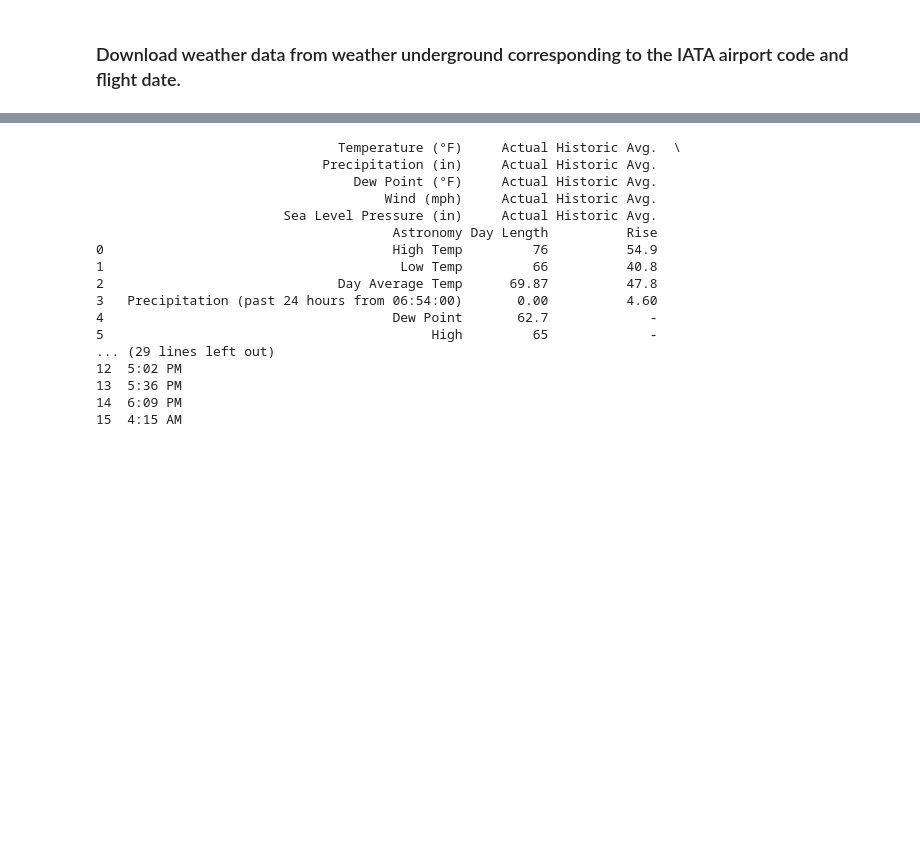
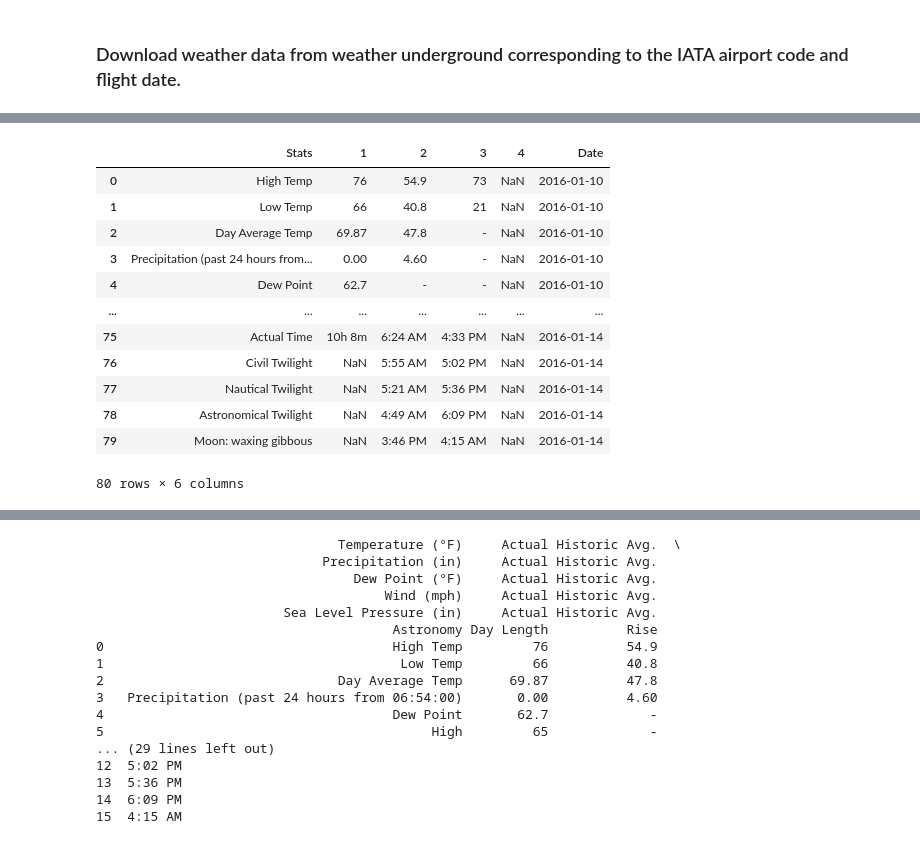
Before and after one commit to Oryder-green/FDS-project, a Jupyter notebook: Data Cleaning.ipynb, the cells around one changed output, grey strips where cells are left out. Saved outputs shown, nothing was run; the diff lists cells and outputs as text; code cells hidden in the pictures; blank space fills up the shorter version.

```diff
--- a/Data Cleaning.ipynb
+++ b/Data Cleaning.ipynb
@@ -182,0 +289,17 @@ airports
+# %%
+#after concatenate
+x.reset_index(drop=True)
+# %% [output]
+|  | Stats | 1 | 2 | 3 | 4 | Date |
+| 0 | High Temp | 76 | 54.9 | 73 | NaN | 2016-01-10 |
+| 1 | Low Temp | 66 | 40.8 | 21 | NaN | 2016-01-10 |
+| 2 | Day Average Temp | 69.87 | 47.8 | - | NaN | 2016-01-10 |
+| 3 | Precipitation (past 24 hours from... | 0.00 | 4.60 | - | NaN | 2016-01-10 |
+| 4 | Dew Point | 62.7 | - | - | NaN | 2016-01-10 |
+| ... | ... | ... | ... | ... | ... | ... |
+| 75 | Actual Time | 10h 8m | 6:24 AM | 4:33 PM | NaN | 2016-01-14 |
+| 76 | Civil Twilight | NaN | 5:55 AM | 5:02 PM | NaN | 2016-01-14 |
+| 77 | Nautical Twilight | NaN | 5:21 AM | 5:36 PM | NaN | 2016-01-14 |
+| 78 | Astronomical Twilight | NaN | 4:49 AM | 6:09 PM | NaN | 2016-01-14 |
+| 79 | Moon: waxing gibbous | NaN | 3:46 PM | 4:15 AM | NaN | 2016-01-14 |
+80 rows × 6 columns
```
Also changed, not shown: parts of 25 cells of this notebook.
